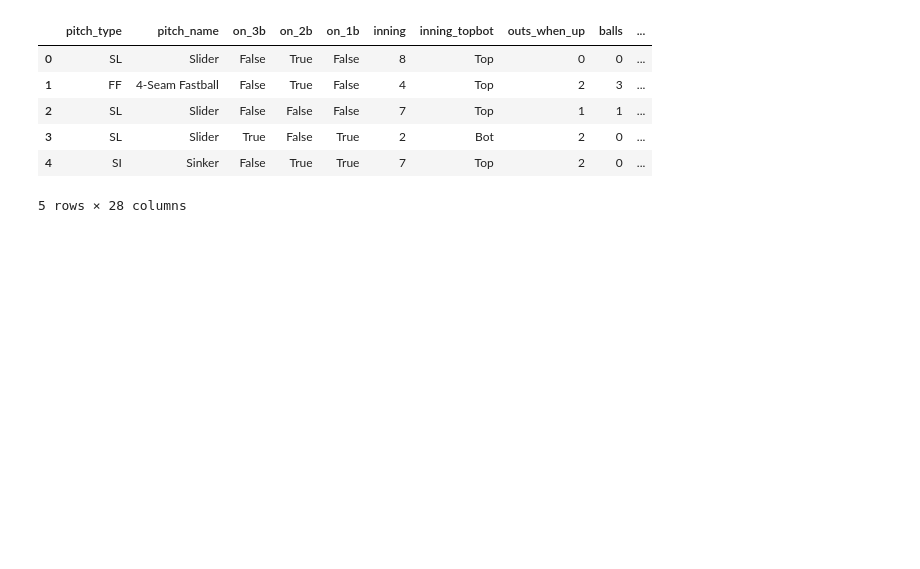
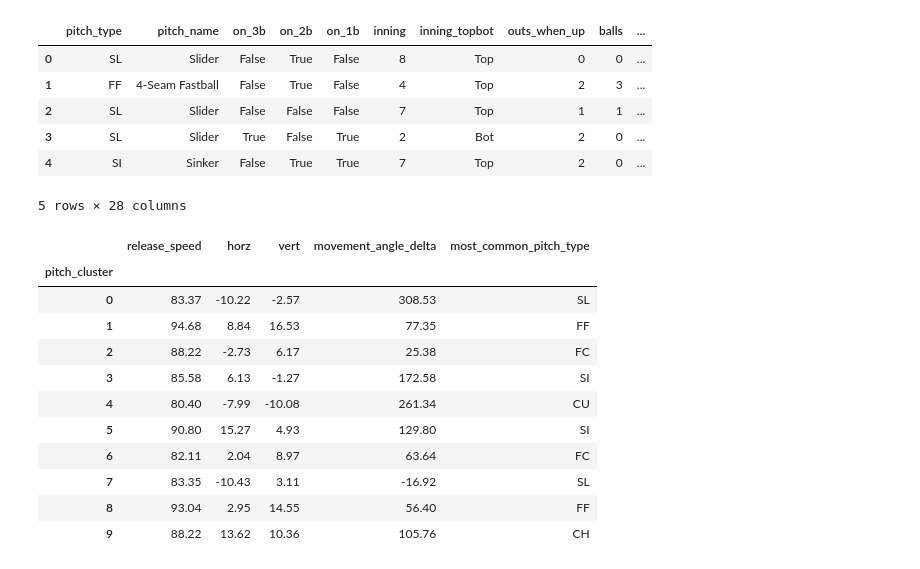
Before and after one commit to sbrown70/expected_movement_by_arm_angle, a Jupyter notebook: kaggle_arm_angle.ipynb, the cells around one changed output. Cells and saved outputs as stored; diff of their text form; code cells hidden in the pictures; blank space fills up the shorter version.

```diff
--- a/kaggle_arm_angle.ipynb
+++ b/kaggle_arm_angle.ipynb
@@ -225,6 +225,31 @@ df["pitch_cluster"] = df["pitch_cluster"].astype(int)
 for i, pred_type in enumerate(np.arange(modeled_probs.shape[1])):
     df[f"cluster_{i}_weight"] = np.nan
     df.loc[pred_ind,f"cluster_{i}_weight"] = modeled_probs[:,i]
+# %%
+(
+    df[["pitch_cluster"]+pred_vars]
+    .groupby(["pitch_cluster"])
+    .mean().round(2)
+    .reset_index()
+    .merge(
+        df[["pitch_cluster","pitch_type"]].groupby("pitch_cluster").agg(pd.Series.mode).reset_index(),
+    )
+    .set_index("pitch_cluster")
+    .rename(columns={"pitch_type":"most_common_pitch_type"})
+)
+# %% [output]
+|  | release_speed | horz | vert | movement_angle_delta | most_common_pitch_type |
+| pitch_cluster |  |  |  |  |  |
+| 0 | 83.37 | -10.22 | -2.57 | 308.53 | SL |
+| 1 | 94.68 | 8.84 | 16.53 | 77.35 | FF |
+| 2 | 88.22 | -2.73 | 6.17 | 25.38 | FC |
+| 3 | 85.58 | 6.13 | -1.27 | 172.58 | SI |
+| 4 | 80.40 | -7.99 | -10.08 | 261.34 | CU |
+| 5 | 90.80 | 15.27 | 4.93 | 129.80 | SI |
+| 6 | 82.11 | 2.04 | 8.97 | 63.64 | FC |
+| 7 | 83.35 | -10.43 | 3.11 | -16.92 | SL |
+| 8 | 93.04 | 2.95 | 14.55 | 56.40 | FF |
+| 9 | 88.22 | 13.62 | 10.36 | 105.76 | CH |
 # %%
 # visualize the clusters
 
```
Also changed, not shown: parts of 6 cells of this notebook.
